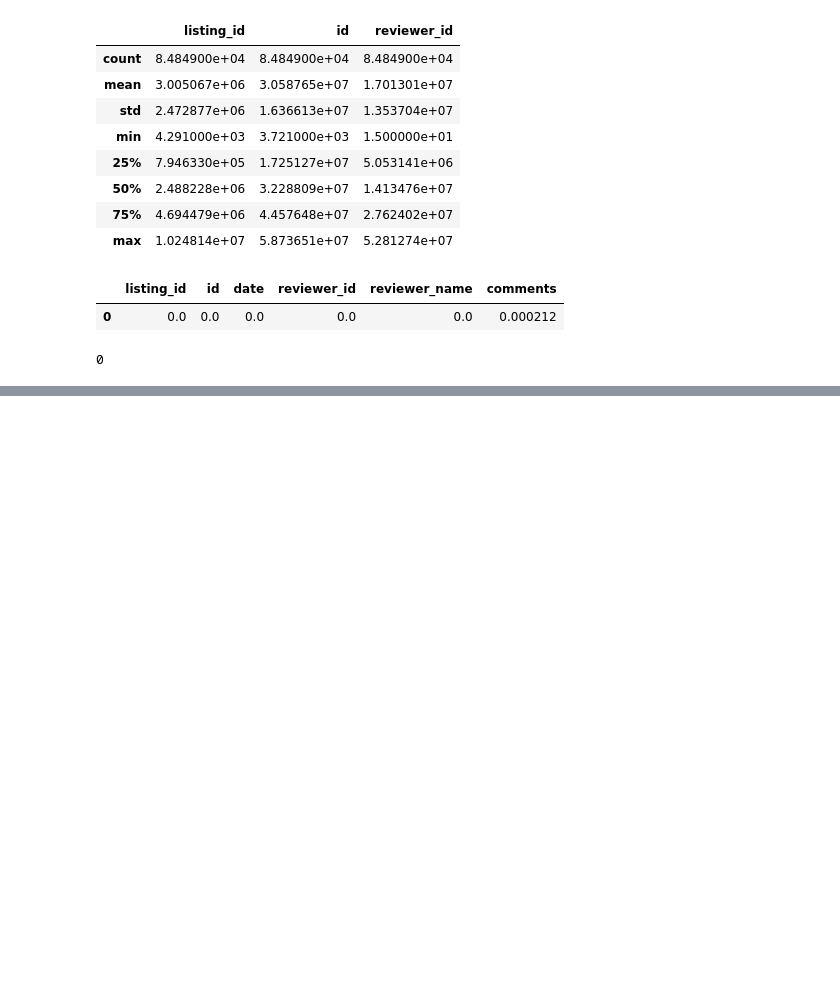
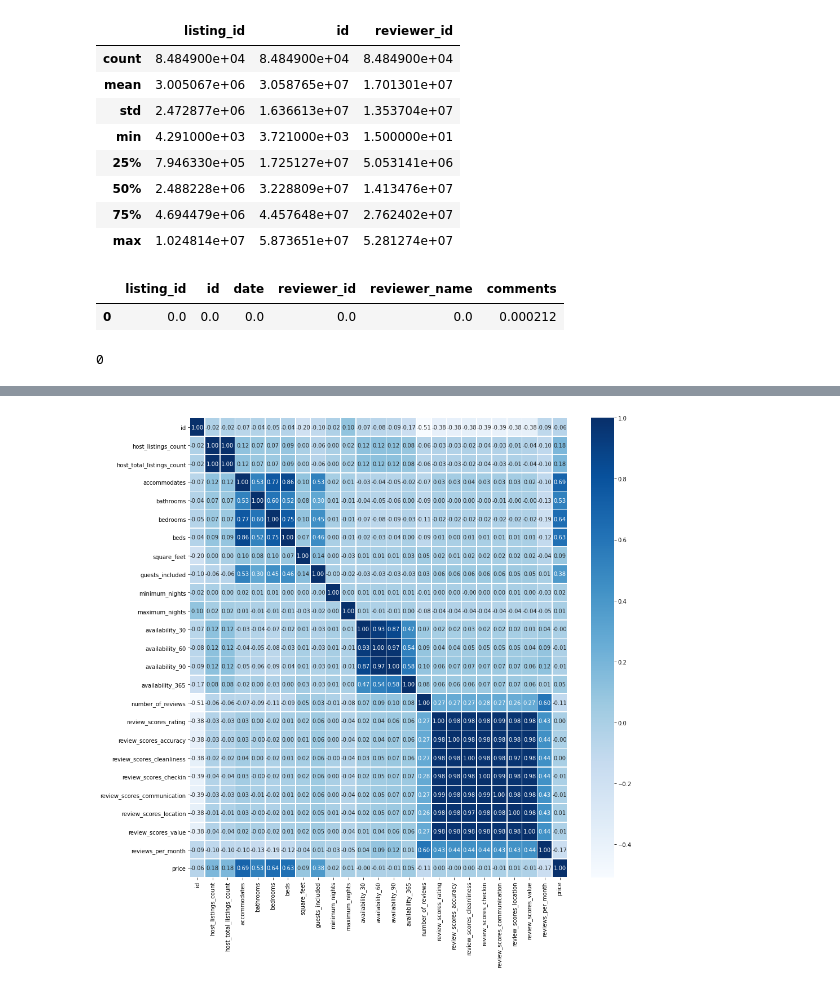
Before and after one commit to HeegyuKim/airbnb-seattle-open-dataset-analysis, a Jupyter notebook: airbnb-analysis.ipynb, the cells around one changed output, grey strips where cells are left out. Saved outputs shown, nothing was run; the diff lists cells and outputs as text; code cells hidden in the pictures; blank space fills up the shorter version.

```diff
--- a/airbnb-analysis.ipynb
+++ b/airbnb-analysis.ipynb
@@ -247,0 +187,13 @@ gmap.draw("map.html")
+# %%
+def get_listings_price(df=calendar):
+    """
+        get mean price by listing
+        drop NaN - that means host is not available on a day
+    """
+    listing_prices = df.dropna()[['listing_id', 'price']]
+    listing_prices.price = listing_prices.price.str.replace(r"[,\$]", "").astype(float)
+    listing_prices = listing_prices.groupby('listing_id').mean()['price']
+    return listing_prices
+
+listings_price = get_listings_price()
+listings_price
@@ -247,0 +296,13 @@ gmap.draw("map.html")
+# %%
+def get_listings_with_mean_price(listings, listings_price):
+    """
+        add mean price column to listings
+    """
+    listings_numeric = pd.concat([listings.id, get_useful_numeric_subset(listings)], axis=1)
+    listings_numeric = listings_numeric.fillna(0)
+    listings_numeric = listings_numeric.merge(listings_price, left_on='id', right_on='listing_id')
+
+    return listings_numeric
+
+listings_with_mean_price = get_listings_with_mean_price(listings, listings_price)
+listings_with_mean_price
@@ -247,0 +323,13 @@ gmap.draw("map.html")
+# %%
+def plot_normalized_numeric_heatmap(listings_with_mean_price):
+    """
+        normalize all columns of dataframe and plot correlation heatmap
+    """
+    normalized_df=(listings_with_mean_price-listings_with_mean_price.mean())/listings_with_mean_price.std()
+
+    plt.figure(figsize=(15,15))
+    sns.heatmap(data = normalized_df.corr(), annot=True, fmt = '.2f', linewidths=.5, cmap='Blues')
+
+plot_normalized_numeric_heatmap(listings_with_mean_price)
+# %% [output]
+[figure, added]
```
Also changed, not shown: parts of 52 cells of this notebook, 3 other files.
